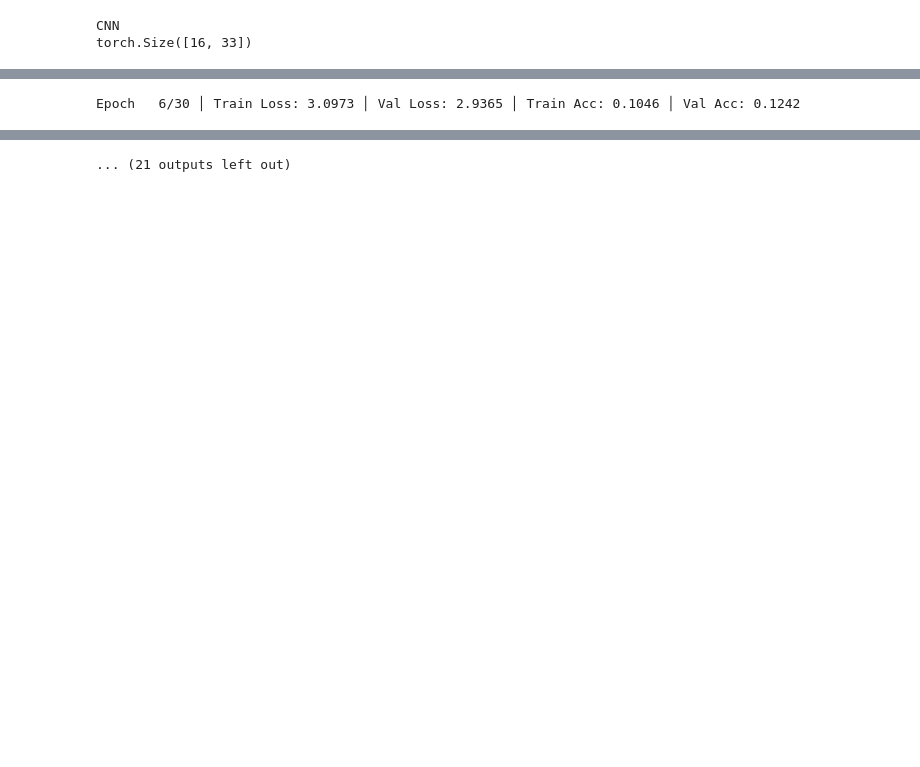
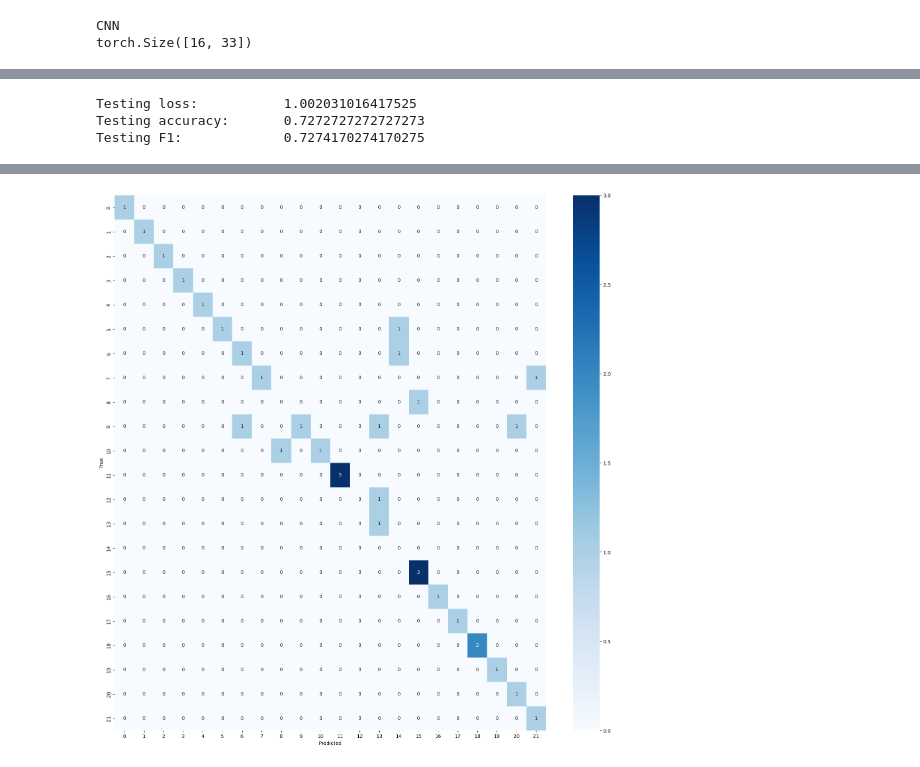
Before and after one commit to LowIQCoder/gesture_translate, a Jupyter notebook: src/ml/test.ipynb, the cells around one changed output, grey strips where cells are left out. Saved outputs shown, nothing was run; the diff lists cells and outputs as text; code cells hidden in the pictures; blank space fills up the shorter version.

```diff
--- a/src/ml/test.ipynb
+++ b/src/ml/test.ipynb
@@ -169,3 +112,33 @@ def train(
+# %%
+def save_confusion_matrices_as_gif(confusion_matrices, filename="confusion_evolution.gif", fps=1):
+    """
+    confusion_matrices: list of 2D numpy arrays (one per epoch)
+    class_names: list of class names for labeling
+    filename: output GIF file name
+    fps: frames per second (animation speed)
+    """
+    images = []
+
+    for i, cm in enumerate(confusion_matrices):
+        # Create a Matplotlib figure
+        plt.figure(figsize=(8, 6))
+        sns.heatmap(cm, annot=True, fmt='d', cmap='Blues')
+        plt.xlabel('Predicted', fontsize=12)
+        plt.ylabel('True', fontsize=12)
+        plt.title(f'Confusion Matrix – Epoch {i + 1}')
+        plt.tight_layout()
+
+        # Save current plot to an in-memory buffer
+        buf = io.BytesIO()
+        plt.savefig(buf, format='png')
+        buf.seek(0)
+        images.append(imageio.imread(buf))
+        buf.close()
+        plt.close()
+
+    # Save all images as a GIF
+    imageio.mimsave(filename, images, fps=fps)
+    print(f"✅ Saved {filename} with {len(images)} frames.")
 # %%
 def test(
     model,
@@ -180,7 +153,7 @@ def test(
     all_labels = []
 
     with torch.inference_mode():
-        for features, labels in (pbar := tqdm(val_loader, desc=f"Testing │", leave=False)):
+        for features, labels in (pbar := tqdm(test_loader, desc=f"Testing │", leave=False)):
             logits = model(features)
             loss = loss_fn(logits, labels)
 
@@ -464,9 +501,11 @@ KeyboardInterrupt:
 # %%
+import warnings
+warnings.filterwarnings("ignore")
 print("CNN")
 model = GestureCNN(
     num_classes=33,
     d_model=84,
-    d_hidden=64,
+    d_hidden=128,
     dropout=0.3
 )
 optimizer = Adam(model.parameters(), lr=1e-3)
@@ -478,7 +517,7 @@ logits = model(example_input)
 print(logits.shape)
 train(
     model=model,
-    epochs=30,
+    epochs=5,
     optimizer=optimizer,
     loss_fn=loss_fn
 )
@@ -508 +548,3 @@ Epoch   5/30 │ Train Loss: 3.2197 │ Val Loss: 3.0596 │ Train Acc: 0.0838
-Epoch   6/30 │ Train Loss: 3.0973 │ Val Loss: 2.9365 │ Train Acc: 0.1046 │ Val Acc: 0.1242
+Testing loss:           1.002031016417525
+Testing accuracy:       0.7272727272727273
+Testing F1:             0.7274170274170275
@@ -514 +551 @@ Epoch  11/30 │ Train Loss: 2.2452 │ Val Loss: 2.1845 │ Train Acc: 0.2989
-... (21 outputs left out)
+[figure, added]
```
Also changed, not shown: parts of 10 cells of this notebook, 1 other file.
